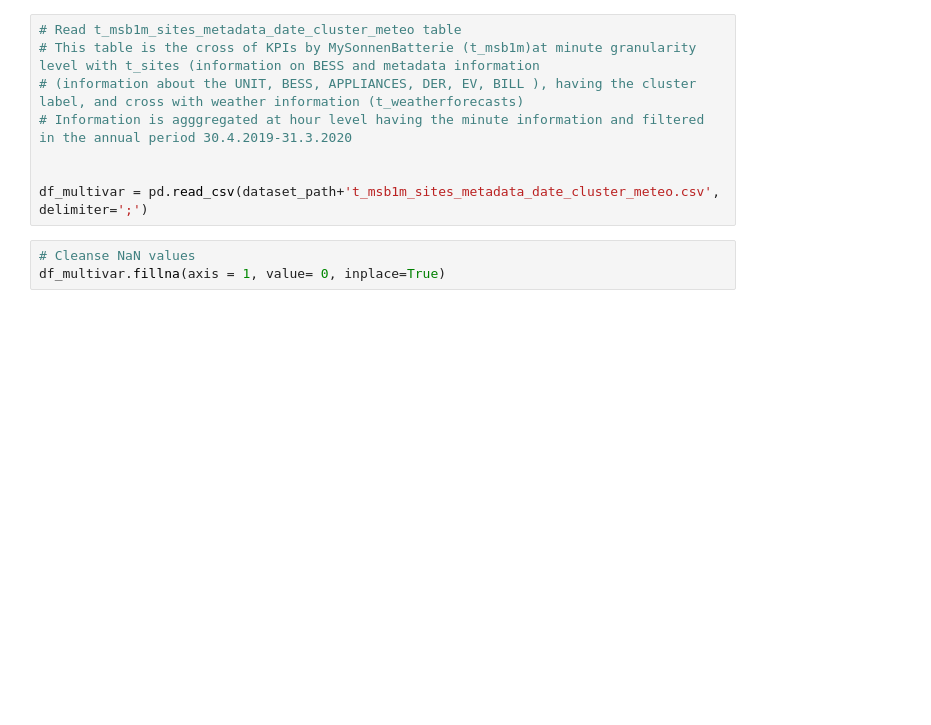
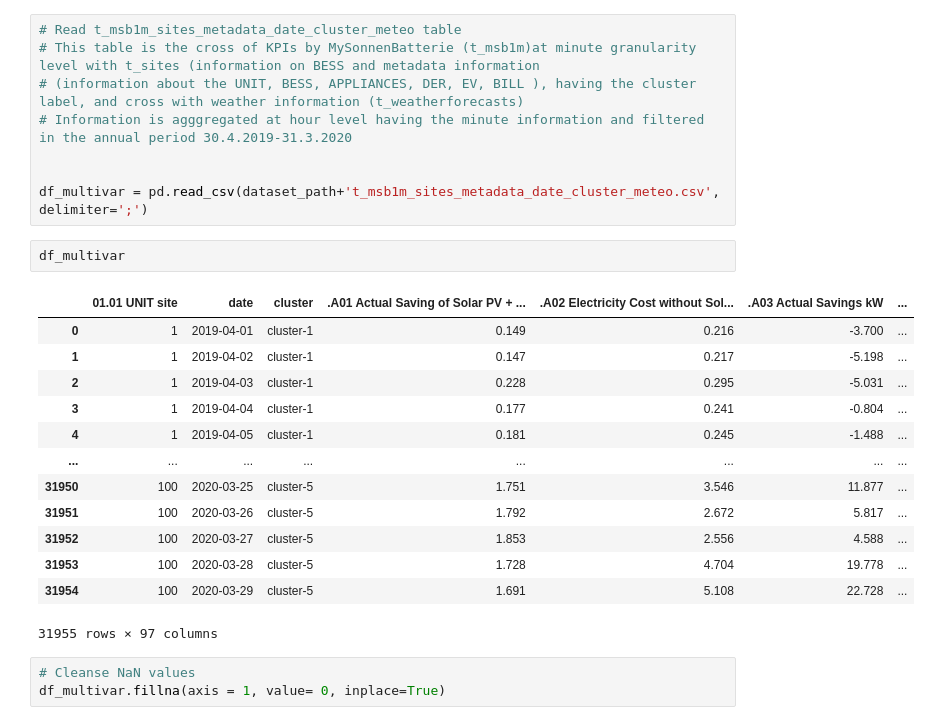
Before and after one commit to jgilaberts/Prueba-Github, a Jupyter notebook: Modelos de Inteligencia Artificial/ACT6/ACT6_Javier_Gilabert_Sabater.ipynb, the cells around one changed output. Cells and saved outputs as stored; diff of their text form; blank space fills up the shorter version.

```diff
--- a/Modelos de Inteligencia Artificial/ACT6/ACT6_Javier_Gilabert_Sabater.ipynb
+++ b/Modelos de Inteligencia Artificial/ACT6/ACT6_Javier_Gilabert_Sabater.ipynb
@@ -202,6 +202,22 @@ df_multivar = pd.DataFrame()
 
 
 df_multivar = pd.read_csv(dataset_path+'t_msb1m_sites_metadata_date_cluster_meteo.csv', delimiter=';')
+# %%
+df_multivar
+# %% [output]
+|  | 01.01 UNIT site | date | cluster | .A01 Actual Saving of Solar PV + ... | .A02 Electricity Cost without Sol... | .A03 Actual Savings kW | ... |
+| 0 | 1 | 2019-04-01 | cluster-1 | 0.149 | 0.216 | -3.700 | ... |
+| 1 | 1 | 2019-04-02 | cluster-1 | 0.147 | 0.217 | -5.198 | ... |
+| 2 | 1 | 2019-04-03 | cluster-1 | 0.228 | 0.295 | -5.031 | ... |
+| 3 | 1 | 2019-04-04 | cluster-1 | 0.177 | 0.241 | -0.804 | ... |
+| 4 | 1 | 2019-04-05 | cluster-1 | 0.181 | 0.245 | -1.488 | ... |
+| ... | ... | ... | ... | ... | ... | ... | ... |
+| 31950 | 100 | 2020-03-25 | cluster-5 | 1.751 | 3.546 | 11.877 | ... |
+| 31951 | 100 | 2020-03-26 | cluster-5 | 1.792 | 2.672 | 5.817 | ... |
+| 31952 | 100 | 2020-03-27 | cluster-5 | 1.853 | 2.556 | 4.588 | ... |
+| 31953 | 100 | 2020-03-28 | cluster-5 | 1.728 | 4.704 | 19.778 | ... |
+| 31954 | 100 | 2020-03-29 | cluster-5 | 1.691 | 5.108 | 22.728 | ... |
+31955 rows × 97 columns
 # %%
 # Cleanse NaN values
 df_multivar.fillna(axis = 1, value= 0, inplace=True)
```
